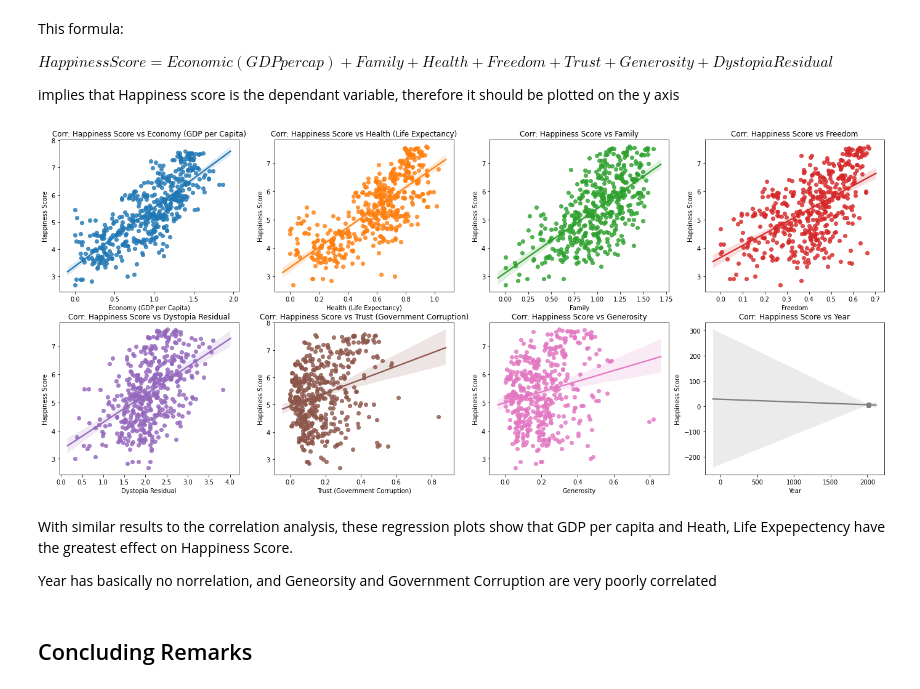
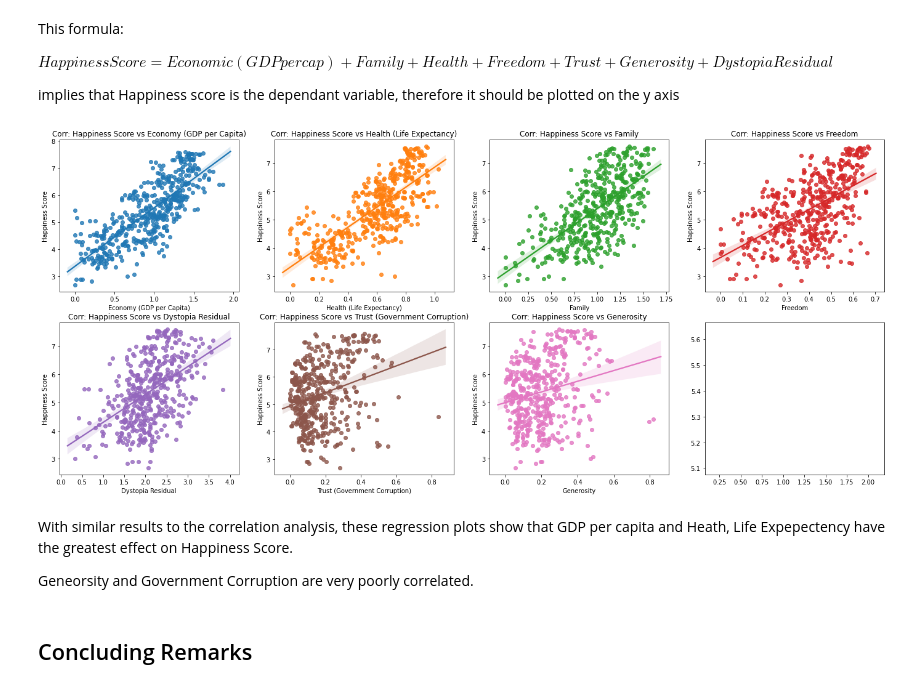
Before and after one commit to mmayers12/da_discord, a Jupyter notebook: World_Happiness.ipynb, the cells around one changed output. Drawn from its saved outputs; the diff is of its cells as text; code cells hidden in the pictures.

```diff
--- a/World_Happiness.ipynb
+++ b/World_Happiness.ipynb
@@ -119,5 +123,5 @@ Name: Happiness Score, dtype: float64
 # %%
-correlations = correlations.drop(['Happiness Score', 'Happiness Rank']).sort_values(ascending=False)
+correlations = correlations.drop(['Happiness Score', 'Happiness Rank', 'Year']).sort_values(ascending=False)
 # %%
 # count_plot_h is a wrappter for seaborn's barblot, that plots values horizontally,
 # and lables each bar with the value
@@ -149,22 +153,22 @@ $ Happiness Score = Economic (GDP per cap) + Family + Health + Freedom + Trust +
 
 implies that Happiness score is the dependant variable, therefore it should be plotted on the y axis
 # %%
-fig, ax = plt.subplots(2, len(correlations)//2)
+fig, ax = plt.subplots(2, len(correlations)//2 if len(correlations%2)==0 else len(correlations)//2 + 1)
 row = 2
 col = ax.shape[1]
 
 fig.set_size_inches(6*col, 5*row)
 
 for i, feature in enumerate(correlations.index):
     to_regress = [feature, 'Happiness Score']
     (sns.regplot(y='Happiness Score', x=feature, ax=ax[i//col][i%col], data=dat[to_regress])
         .set_title("Corr: Happiness Score vs {}".format(feature)))
 # %% [output]
-[figure, old version]
+[figure, new version]
 # %% [markdown]
 With similar results to the correlation analysis, these regression plots show that GDP per capita and Heath, Life Expepectency have the greatest effect on Happiness Score.
 
-Year has basically no norrelation, and Geneorsity and Government Corruption are very poorly correlated
+Geneorsity and Government Corruption are very poorly correlated.
 # %% [markdown]
 ## Concluding Remarks
 # %% [markdown]
```
Also changed, not shown: parts of 4 cells of this notebook.
